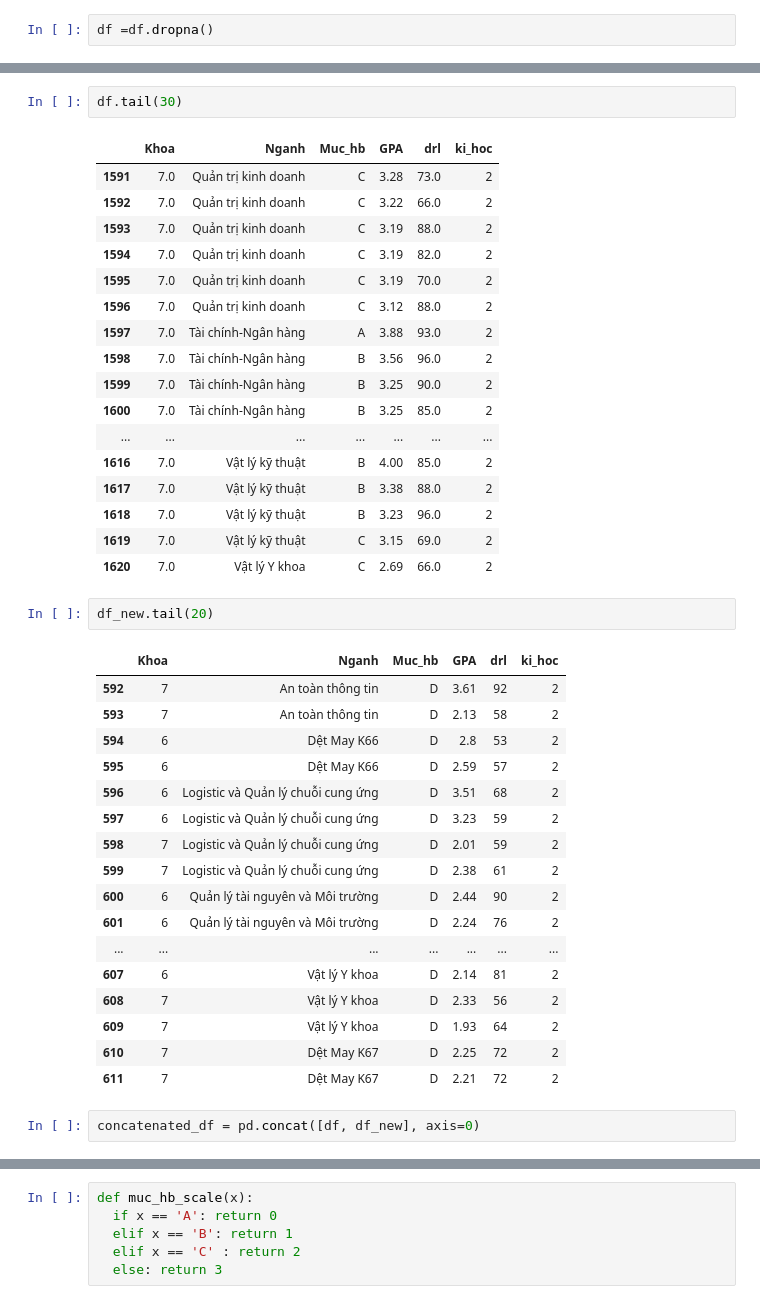
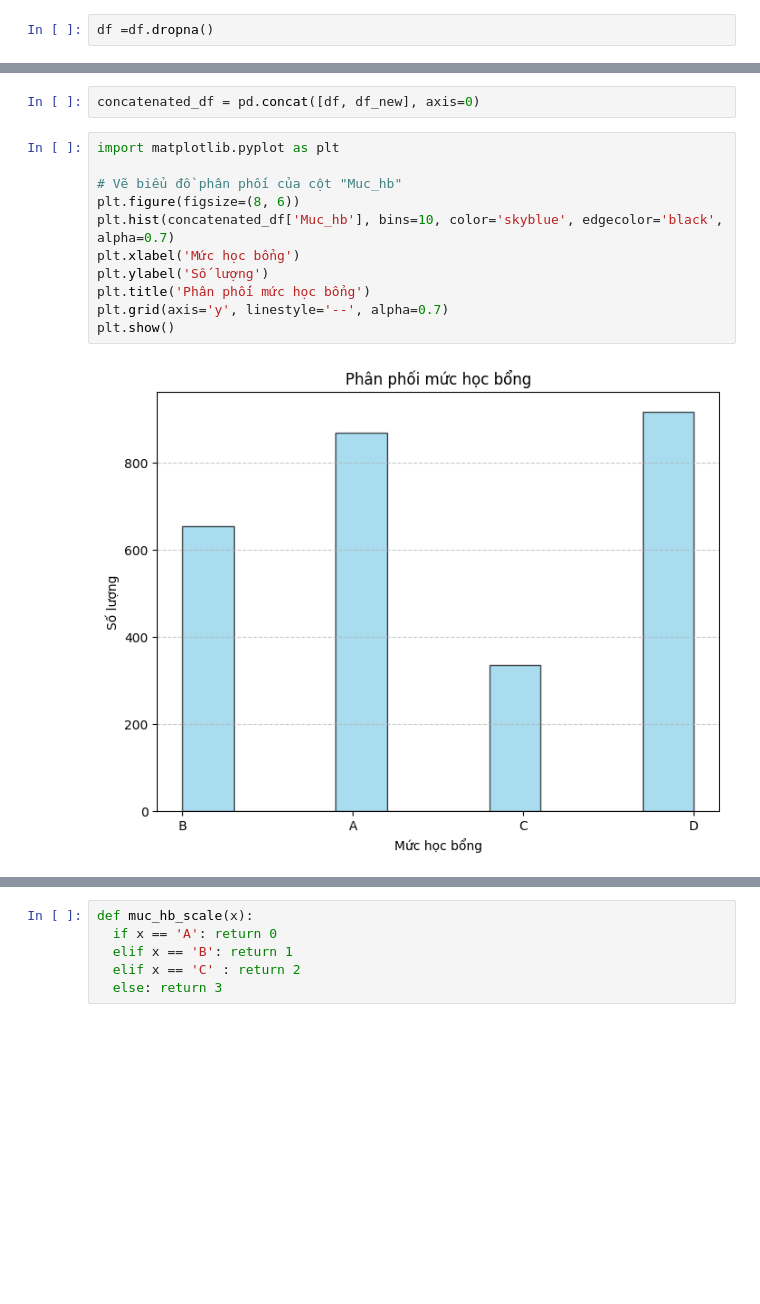
Before and after one commit to ktoan911/Flutter_HedspiLearningApp, a Jupyter notebook: Scholar_prediction_model/scholar_prediction.ipynb, the cells around one changed output, grey strips where cells are left out. Cells and saved outputs as stored; diff of their text form; blank space fills up the shorter version.

```diff
--- a/Scholar_prediction_model/scholar_prediction.ipynb
+++ b/Scholar_prediction_model/scholar_prediction.ipynb
@@ -170,45 +135,18 @@ for nganh in df['Nganh'].unique():
-# %%
-df.tail(30)
-# %% [output]
-|  | Khoa | Nganh | Muc_hb | GPA | drl | ki_hoc |
-| 1591 | 7.0 | Quản trị kinh doanh | C | 3.28 | 73.0 | 2 |
-| 1592 | 7.0 | Quản trị kinh doanh | C | 3.22 | 66.0 | 2 |
-| 1593 | 7.0 | Quản trị kinh doanh | C | 3.19 | 88.0 | 2 |
-| 1594 | 7.0 | Quản trị kinh doanh | C | 3.19 | 82.0 | 2 |
-| 1595 | 7.0 | Quản trị kinh doanh | C | 3.19 | 70.0 | 2 |
-| 1596 | 7.0 | Quản trị kinh doanh | C | 3.12 | 88.0 | 2 |
-| 1597 | 7.0 | Tài chính-Ngân hàng | A | 3.88 | 93.0 | 2 |
-| 1598 | 7.0 | Tài chính-Ngân hàng | B | 3.56 | 96.0 | 2 |
-| 1599 | 7.0 | Tài chính-Ngân hàng | B | 3.25 | 90.0 | 2 |
-| 1600 | 7.0 | Tài chính-Ngân hàng | B | 3.25 | 85.0 | 2 |
-| ... | ... | ... | ... | ... | ... | ... |
-| 1616 | 7.0 | Vật lý kỹ thuật | B | 4.00 | 85.0 | 2 |
-| 1617 | 7.0 | Vật lý kỹ thuật | B | 3.38 | 88.0 | 2 |
-| 1618 | 7.0 | Vật lý kỹ thuật | B | 3.23 | 96.0 | 2 |
-| 1619 | 7.0 | Vật lý kỹ thuật | C | 3.15 | 69.0 | 2 |
-| 1620 | 7.0 | Vật lý Y khoa | C | 2.69 | 66.0 | 2 |
-# %%
-df_new.tail(20)
-# %% [output]
-|  | Khoa | Nganh | Muc_hb | GPA | drl | ki_hoc |
-| 592 | 7 | An toàn thông tin | D | 3.61 | 92 | 2 |
-| 593 | 7 | An toàn thông tin | D | 2.13 | 58 | 2 |
-| 594 | 6 | Dệt May K66 | D | 2.8 | 53 | 2 |
-| 595 | 6 | Dệt May K66 | D | 2.59 | 57 | 2 |
-| 596 | 6 | Logistic và Quản lý chuỗi cung ứng | D | 3.51 | 68 | 2 |
-| 597 | 6 | Logistic và Quản lý chuỗi cung ứng | D | 3.23 | 59 | 2 |
-| 598 | 7 | Logistic và Quản lý chuỗi cung ứng | D | 2.01 | 59 | 2 |
-| 599 | 7 | Logistic và Quản lý chuỗi cung ứng | D | 2.38 | 61 | 2 |
-| 600 | 6 | Quản lý tài nguyên và Môi trường | D | 2.44 | 90 | 2 |
-| 601 | 6 | Quản lý tài nguyên và Môi trường | D | 2.24 | 76 | 2 |
-| ... | ... | ... | ... | ... | ... | ... |
-| 607 | 6 | Vật lý Y khoa | D | 2.14 | 81 | 2 |
-| 608 | 7 | Vật lý Y khoa | D | 2.33 | 56 | 2 |
-| 609 | 7 | Vật lý Y khoa | D | 1.93 | 64 | 2 |
-| 610 | 7 | Dệt May K67 | D | 2.25 | 72 | 2 |
-| 611 | 7 | Dệt May K67 | D | 2.21 | 72 | 2 |
 # %%
 concatenated_df = pd.concat([df, df_new], axis=0)
+# %%
+import matplotlib.pyplot as plt
+
+# Vẽ biểu đồ phân phối của cột "Muc_hb"
+plt.figure(figsize=(8, 6))
+plt.hist(concatenated_df['Muc_hb'], bins=10, color='skyblue', edgecolor='black', alpha=0.7)
+plt.xlabel('Mức học bổng')
+plt.ylabel('Số lượng')
+plt.title('Phân phối mức học bổng')
+plt.grid(axis='y', linestyle='--', alpha=0.7)
+plt.show()
+# %% [output]
+[figure, added]
 # %%
 concatenated_df
 # %% [output]
```
Also changed, not shown: parts of 41 cells of this notebook, 3 other files.
